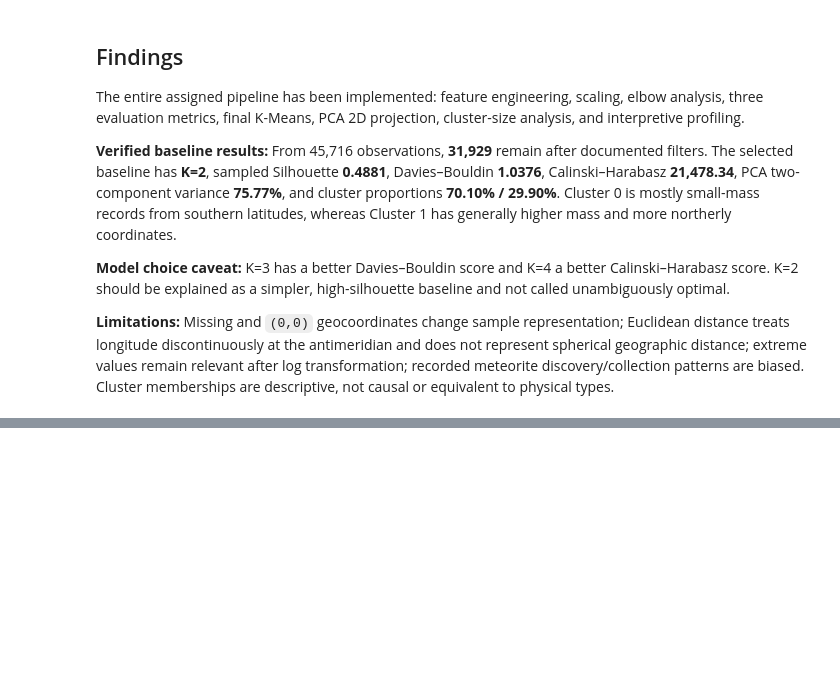
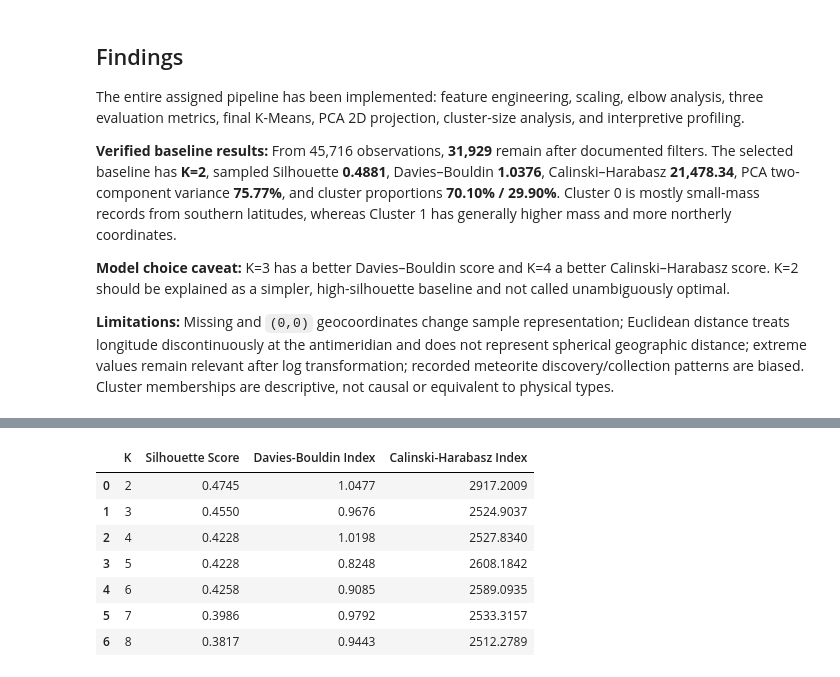
Before and after one commit to manaswiniyoshitha2006-netizen/ML-Evaluation, a Jupyter notebook: notebooks/clustering.ipynb, the cells around one changed output, grey strips where cells are left out. Cells and saved outputs as stored; diff of their text form; code cells hidden in the pictures; blank space fills up the shorter version.

```diff
--- a/notebooks/clustering.ipynb
+++ b/notebooks/clustering.ipynb
@@ -1903,0 +2072,69 @@ The entire assigned pipeline has been implemented: feature engineering, scaling,
+# %%
+
+# STEP 4: AGGLOMERATIVE CLUSTERING
+
+K_VALUES = range(2, 9)
+
+hierarchical_models = {}
+hierarchical_results = []
+
+# Use a consistent subset to calculate Silhouette Score
+metric_rng = np.random.default_rng(RANDOM_STATE)
+
+metric_indices = metric_rng.choice(
+    len(X_hier_sample),
+    size=min(1500, len(X_hier_sample)),
+    replace=False
+)
+
+X_metric_sample = X_hier_sample[metric_indices]
+
+for k in K_VALUES:
+
+    model = AgglomerativeClustering(
+        n_clusters=k,
+        linkage="ward"
+    )
+
+    labels = model.fit_predict(X_hier_sample)
+
+    hierarchical_models[k] = (model, labels)
+
+    # Silhouette on the same subset for each K
+    silhouette = silhouette_score(
+        X_metric_sample,
+        labels[metric_indices]
+    )
+
+    # The following metrics use the full clustering sample
+    db_score = davies_bouldin_score(
+        X_hier_sample,
+        labels
+    )
+
+    ch_score = calinski_harabasz_score(
+        X_hier_sample,
+        labels
+    )
+
+    hierarchical_results.append({
+        "K": k,
+        "Silhouette Score": silhouette,
+        "Davies-Bouldin Index": db_score,
+        "Calinski-Harabasz Index": ch_score
+    })
+
+hierarchical_metrics = pd.DataFrame(
+    hierarchical_results
+)
+
+display(hierarchical_metrics.round(4))
+# %% [output]
+|  | K | Silhouette Score | Davies-Bouldin Index | Calinski-Harabasz Index |
+| 0 | 2 | 0.4745 | 1.0477 | 2917.2009 |
+| 1 | 3 | 0.4550 | 0.9676 | 2524.9037 |
+| 2 | 4 | 0.4228 | 1.0198 | 2527.8340 |
+| 3 | 5 | 0.4228 | 0.8248 | 2608.1842 |
+| 4 | 6 | 0.4258 | 0.9085 | 2589.0935 |
+| 5 | 7 | 0.3986 | 0.9792 | 2533.3157 |
+| 6 | 8 | 0.3817 | 0.9443 | 2512.2789 |
```
Also changed, not shown: parts of 6 cells of this notebook.
